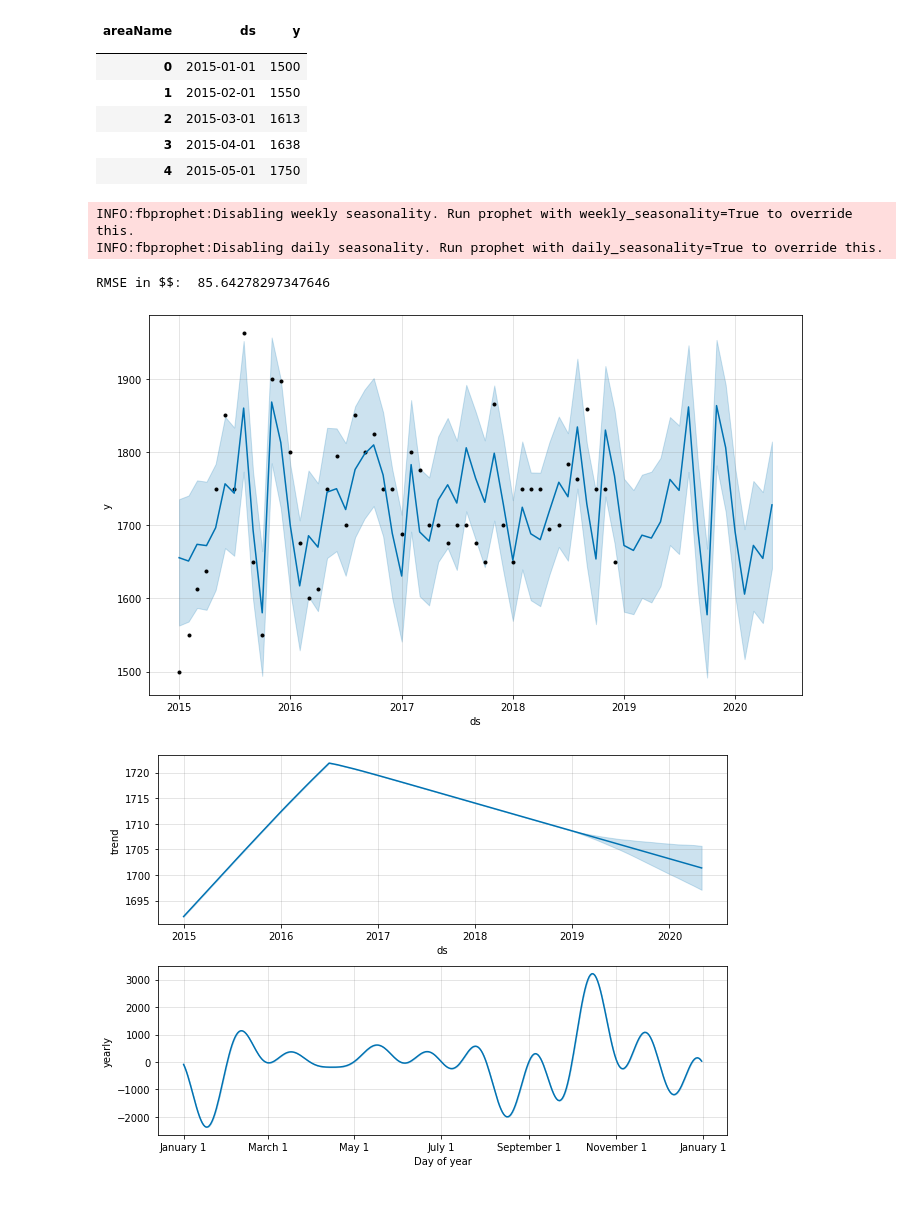
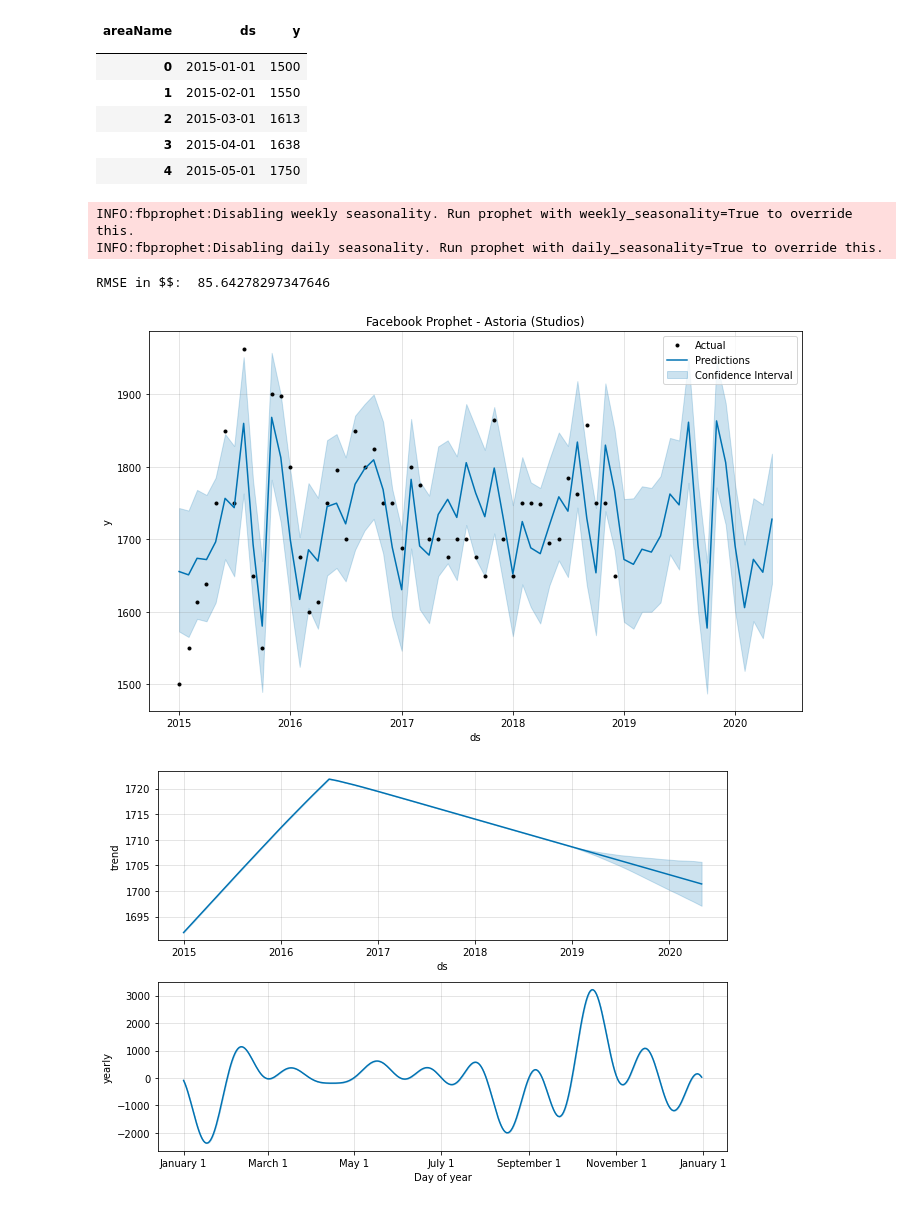
Before and after one commit to jbuenaseda/streeteasy_time_series, a Jupyter notebook: astoria_rent.ipynb, the cells around one changed output. Saved outputs shown, nothing was run; the diff lists cells and outputs as text; code cells hidden in the pictures.

```diff
--- a/astoria_rent.ipynb
+++ b/astoria_rent.ipynb
@@ -321,27 +325,29 @@ ast_studio_train.rename(columns = {'index':'ds'}, inplace=True)
 # %%
 #fitting the prophet model along with plotting and forecasting
 
 ast_studios_prophet = Prophet().fit(ast_studio_train)
 
 future_ast_studios = ast_studios_prophet.make_future_dataframe(periods=17,freq = 'MS')
 forecast_ast_studios = ast_studios_prophet.predict(future_ast_studios)
 forecast_ast_studios.tail()
 
 fig1_ast_studios = ast_studios_prophet.plot(forecast_ast_studios)
+plt.title('Facebook Prophet - Astoria (Studios)')
+plt.legend(labels = ('Actual', 'Predictions', 'Confidence Interval'))
 
 preds_ast_studios = forecast_ast_studios[48:][['ds','yhat']].set_index('ds')
 preds_ast_studios.head()
 
 preds_ast_studios_df = pd.concat([ast_studio_test ,preds_ast_studios],axis = 1)
 preds_ast_studios_df.head()
 
 error = np.sqrt(sum((preds_ast_studios_df['y'] - preds_ast_studios_df['yhat'])**2)/len(preds_ast_studios_df))
 print('RMSE in $$: ', error)
 # %% [output]
 INFO:fbprophet:Disabling weekly seasonality. Run prophet with weekly_seasonality=True to override this.
 INFO:fbprophet:Disabling daily seasonality. Run prophet with daily_seasonality=True to override this.
 RMSE in $$:  85.64278297347646
-[figure, old version]
+[figure, new version]
 # %%
 #FB prophet RMSE is 85.64 which is not an improvement from the previous models
 # %%
```
Also changed, not shown: parts of 3 cells of this notebook, 5 other files.
